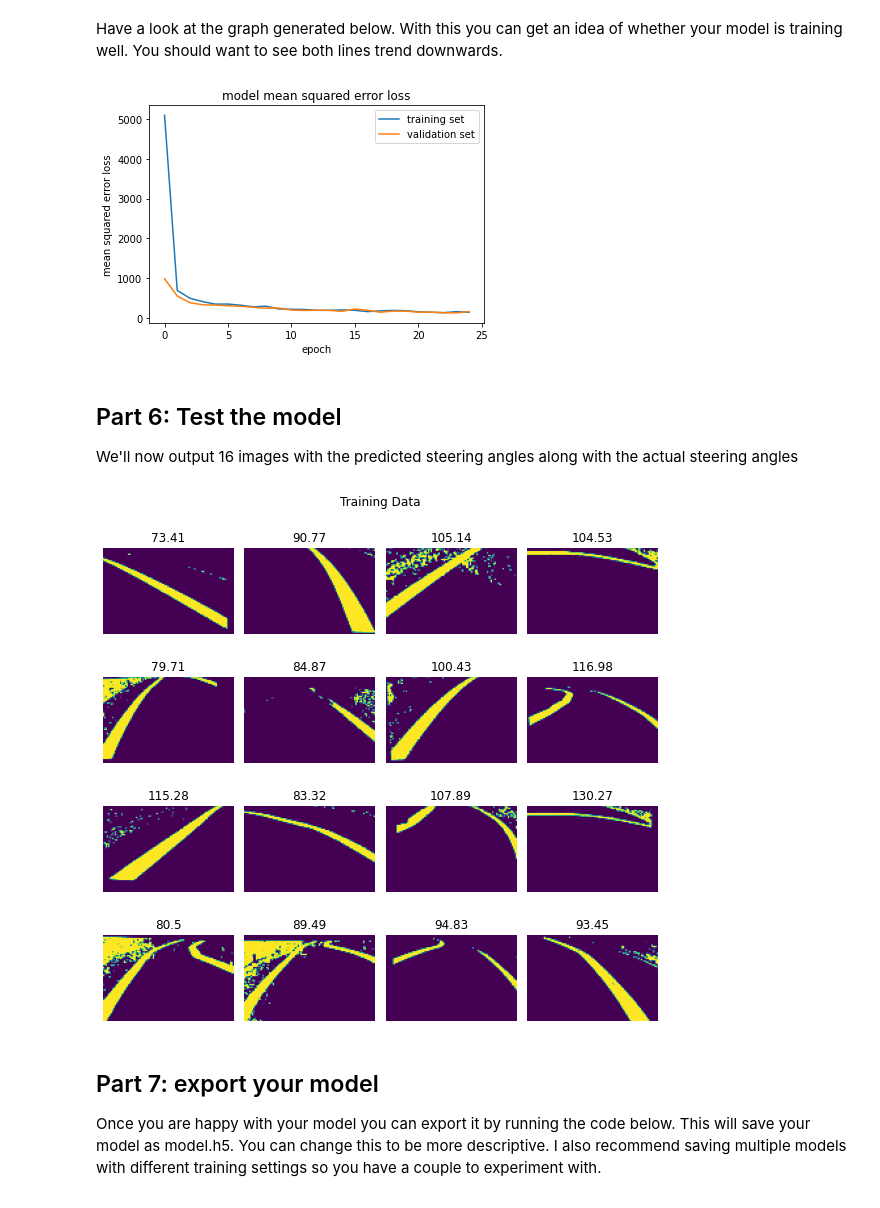
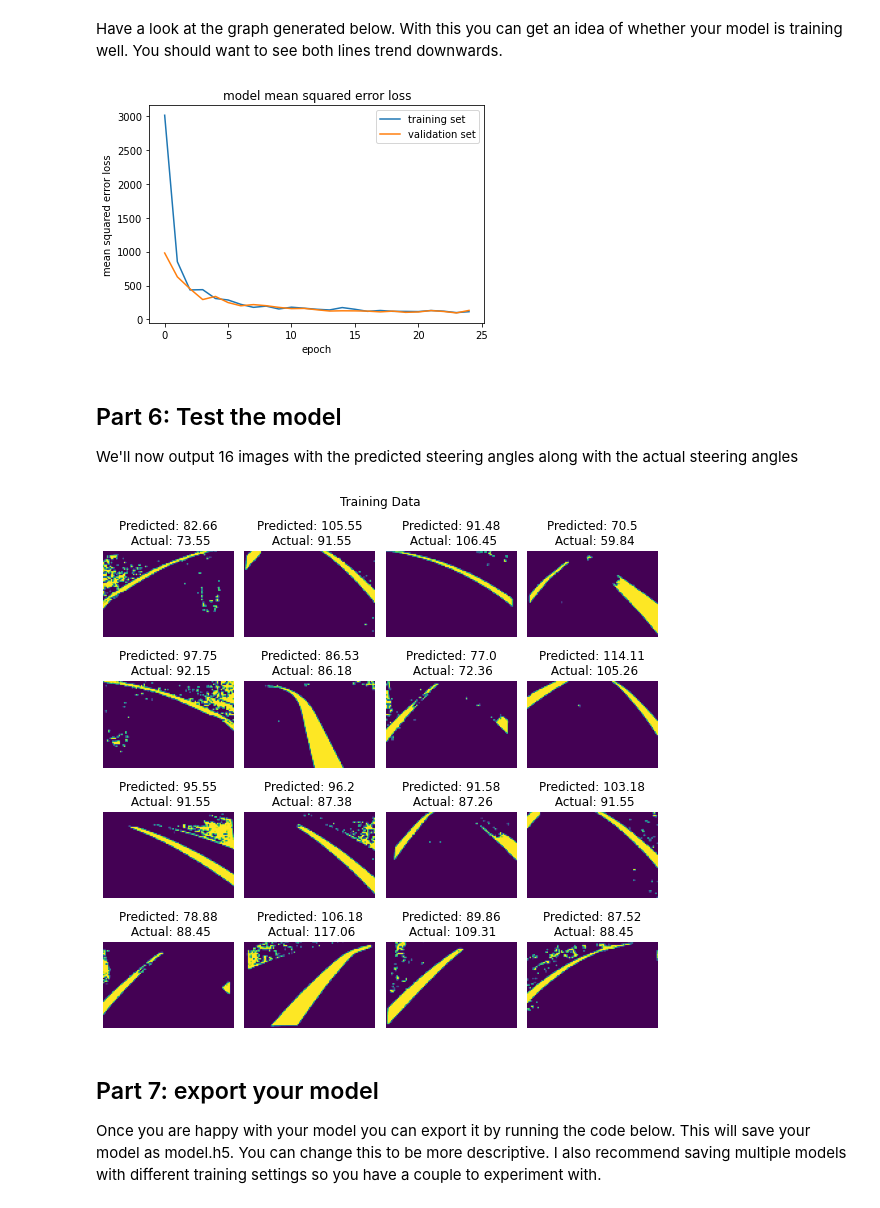
Before and after one commit to rrayhana/Demos, a Jupyter notebook: Lab Code/Lab Part 4/model.ipynb, the cells around one changed output. Drawn from its saved outputs; the diff is of its cells as text; code cells hidden in the pictures.

Commit message:
Model maker

```diff
--- a/Lab Code/Lab Part 4/model.ipynb
+++ b/Lab Code/Lab Part 4/model.ipynb
@@ -179,15 +197,17 @@ from keras.optimizers import Adam
 
 # a sequential model is a model that is made up of layers
 model = Sequential()
-# the input layer is the first layer in the model
-model.add(InputLayer(input_shape=(66, 100, 1), batch_size=32))
+# the input layer is the first layer in the model. You shouldn't need to change this.
+model.add(InputLayer(input_shape=(66, 100, 1), batch_size=BATCH_SIZE))
 
 # try modifying the number of nodes in the hidden layer to see how it affects the model
 # you can also try changing the activation function to see how it affects the model
 # adding more layers to the model may also help
 model.add(Conv2D(32, (3, 3), activation='relu'))
 model.add(Conv2D(64, (3, 3), activation='relu'))
+model.add(Conv2D(128, (3, 3), activation='relu'))
 model.add(Flatten())
+model.add(Dense(128, activation='relu'))
 model.add(Dense(64, activation='relu'))
 model.add(Dense(32, activation='relu'))
 model.add(Dense(16, activation='relu'))
@@ -230,29 +250,29 @@ plt.xlabel('epoch')
 plt.legend(['training set', 'validation set'], loc='upper right')
 plt.show()
 # %% [output]
-[figure, old version]
+[figure, new version]
 # %% [markdown]
 ## Part 6: Test the model
 We'll now output 16 images with the predicted steering angles along with the actual steering angles
 # %%
 # output the first 16 images and steering angles from the test dataset then predict the steering angle for the images
 fig, axs = plt.subplots(4, 4, figsize=(8, 8))
 # add title to the figure
 fig.suptitle('Training Data')
 fig.tight_layout()
 
 imgs, steer = next(iter(train_ds)) # get the first batch of images and steering angles
 
 for i in range(16):
     axs[i//4, i%4].axis('off')
     axs[i//4, i%4].imshow(imgs[i])
     #axs[i//4, i%4].set_title(round(steer[i].numpy(), 2))
     predicted = model(imgs[i].numpy().reshape(1, 66, 100, 1)) # predict the steering angle for the image
-    axs[i//4, i%4].set_title("Predicted: " + round(predicted[0][0].numpy(), 2) + "Actual: " + round(steer[i].numpy(), 2)) # add the predicted steering angle to the title
+    axs[i//4, i%4].set_title("Predicted: " + str(round(predicted[0][0].numpy(), 2)) + "\n Actual: " + str(round(steer[i].numpy(), 2)))
 plt.tight_layout()
 plt.show()
 # %% [output]
-[figure, old version]
+[figure, new version]
 # %% [markdown]
 ## Part 7: export your model
 Once you are happy with your model you can export it by running the code below.
```
Also changed, not shown: parts of 11 cells of this notebook.
